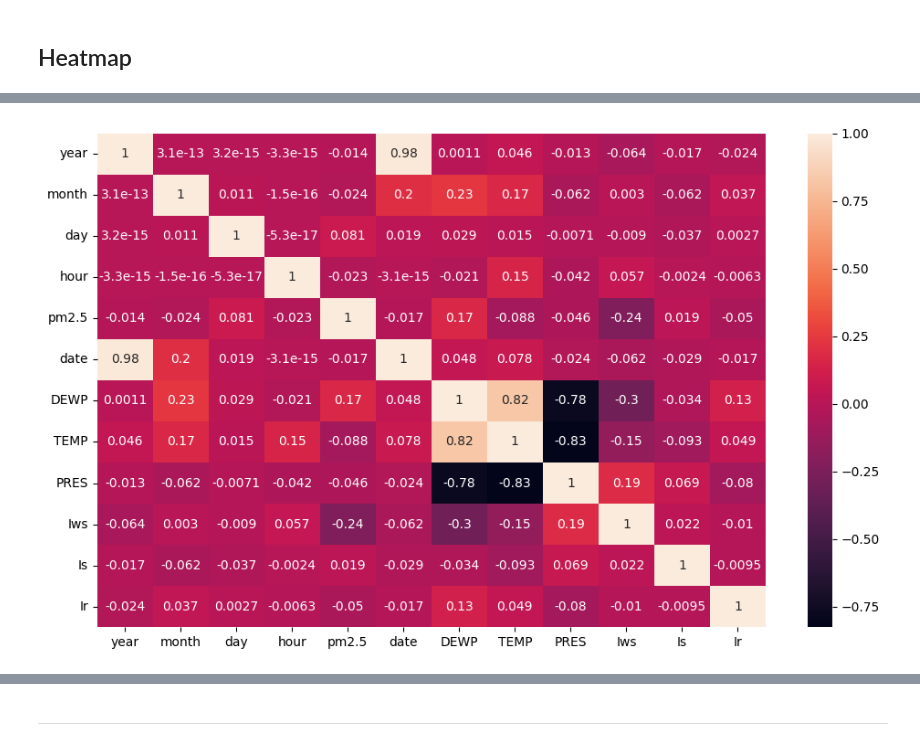
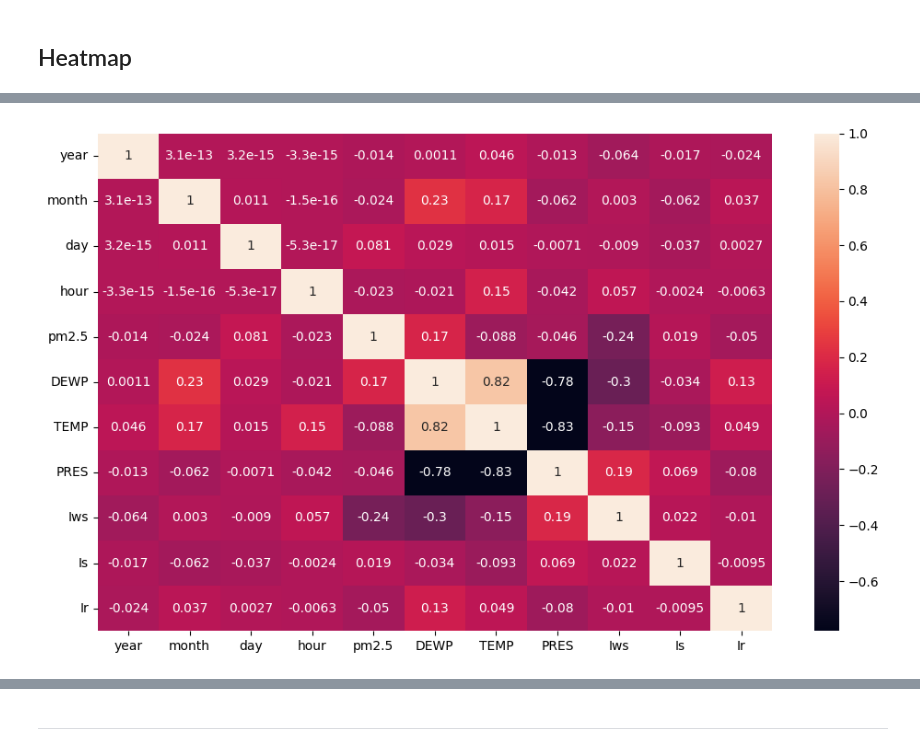
Before and after one commit to Vedant988/Vedant_INBT010521_June2024, a Jupyter notebook: task2_PRSA_data_2010.1.1-2014.12.31.ipynb, the cells around one changed output, grey strips where cells are left out. Saved outputs shown, nothing was run; the diff lists cells and outputs as text; code cells hidden in the pictures.

```diff
--- a/task2_PRSA_data_2010.1.1-2014.12.31.ipynb
+++ b/task2_PRSA_data_2010.1.1-2014.12.31.ipynb
@@ -71,7 +71,6 @@ df.describe()
 | max | 2014.000000 | 12.000000 | 31.000000 | 23.000000 | 994.000000 | 28.000000 | 42.000000 | 1046.000000 | 585.600000 | 27.000000 | 36.000000 |
 # %%
 #adding date column
-date=df[['year','month','day']].apply(lambda x: '-'.join(x.values.astype(str)),axis='columns')
-
-df.insert(5,'date',date)
+date_column =df[['year','month','day']].apply(lambda x:'-'.join(x.values.astype(str)),axis='columns')
+df.insert(5,'date',date_column)
 df['date']=pd.to_datetime(df['date'])
@@ -367,8 +390,9 @@ plt.show()
 # %%
-df2 = df1.drop('cbwd', axis=1)
+df2 = df1.drop(['date','cbwd'], axis=1)
+df_pairplot = df1.drop(['year','month','day','hour','date','DEWP','Is','Ir'],axis=1)
 plt.figure(figsize=(10,6))
-sns.heatmap(df2.corr(),annot=True)
+sns.heatmap(df2.corr(),annot=True,robust=True)
 plt.tight_layout()
 plt.show()
 # %% [output]
-[figure, old version]
+[figure, new version]
```
Also changed, not shown: parts of 51 cells of this notebook.
